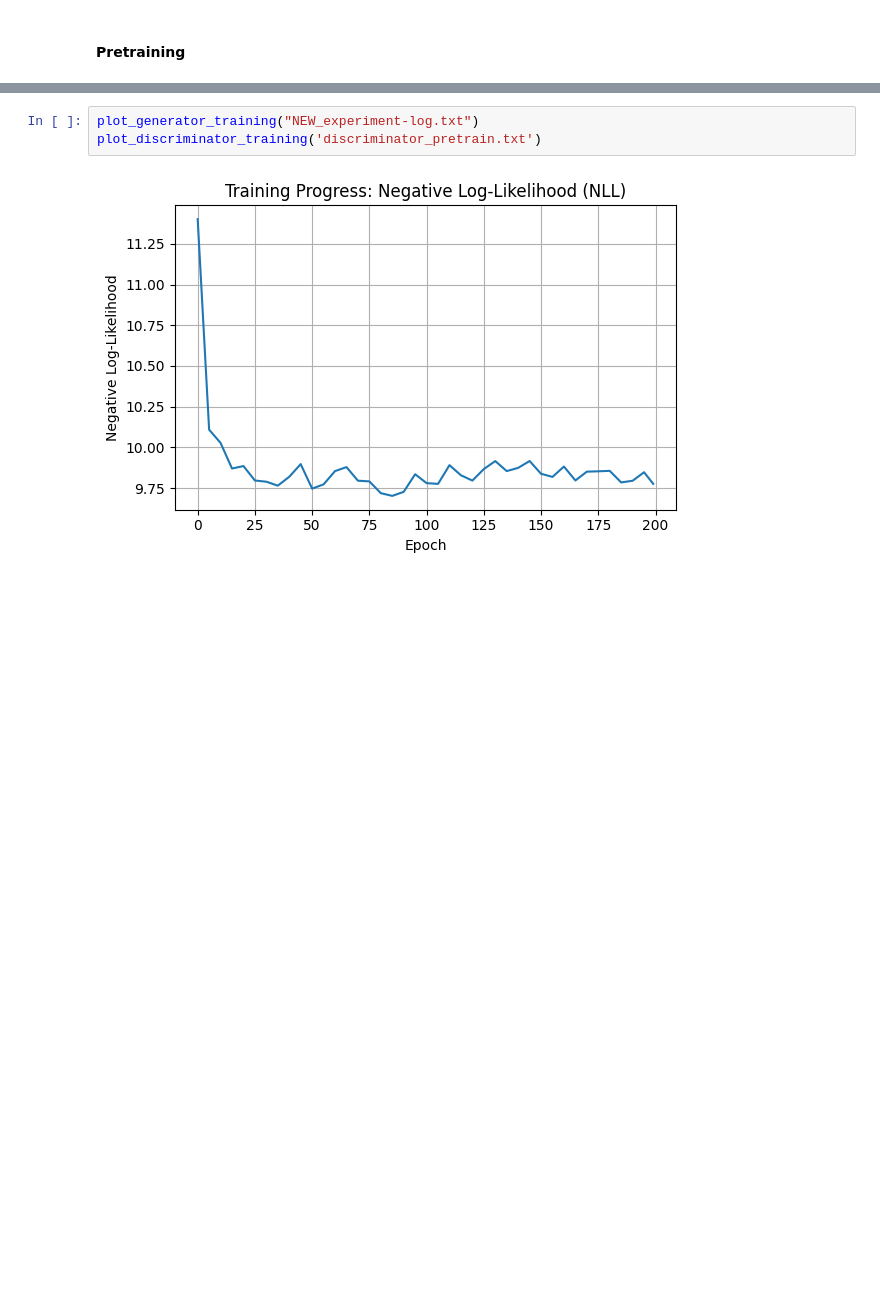
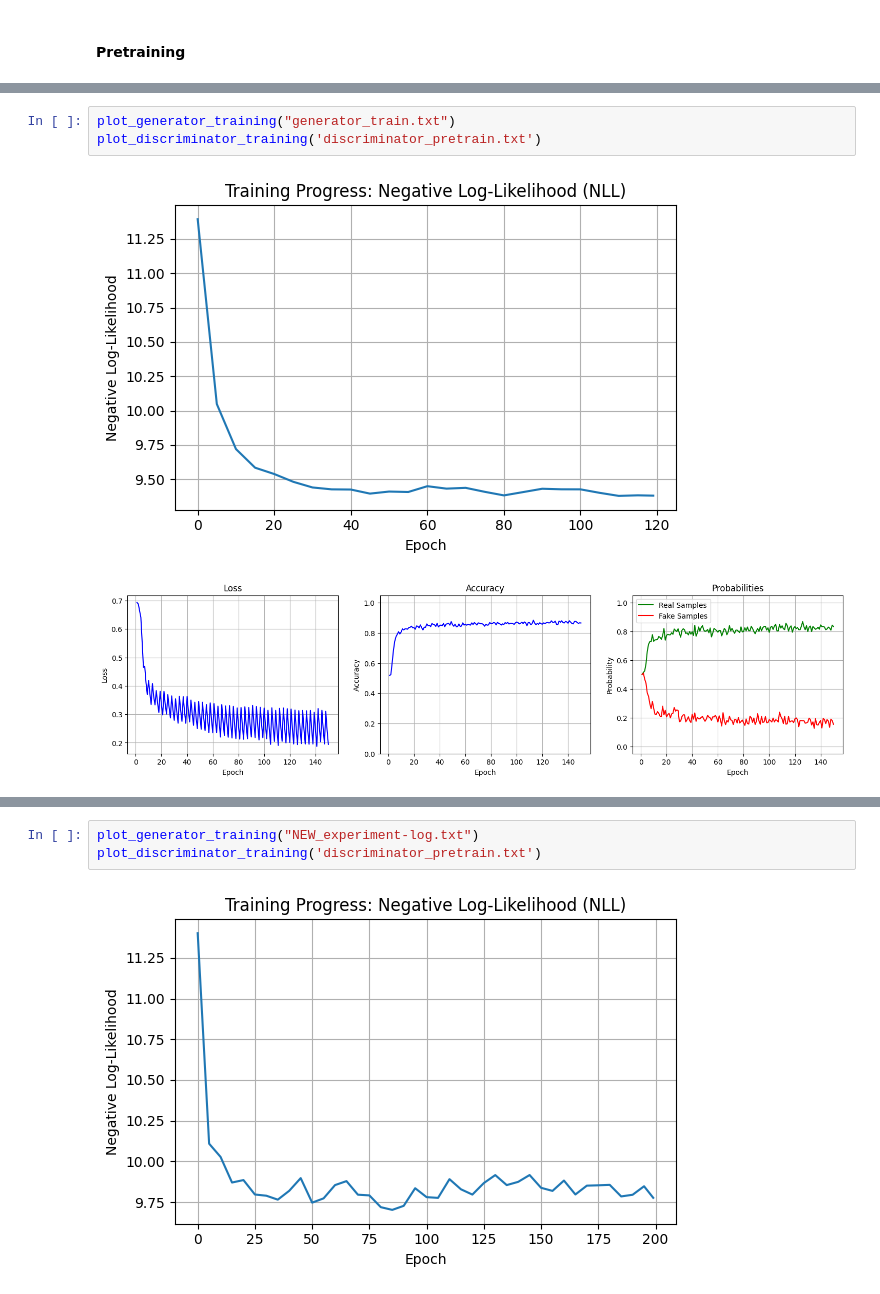
Before and after one commit to FrensiZ/SeqGAN, a Jupyter notebook: SeqGAN_NEW.ipynb, the cells around one changed output, grey strips where cells are left out. Saved outputs shown, nothing was run; the diff lists cells and outputs as text; blank space fills up the shorter version.

Commit message:
set up adversial training without errors

```diff
--- a/SeqGAN_NEW.ipynb
+++ b/SeqGAN_NEW.ipynb
@@ -612,0 +884,6 @@ Discriminator pretraining finished!
+# %%
+plot_generator_training("generator_train.txt")
+plot_discriminator_training('discriminator_pretrain.txt')
+# %% [output]
+[figure, added]
+[figure, added]
```
Also changed, not shown: parts of 19 cells of this notebook, 5 other files.
